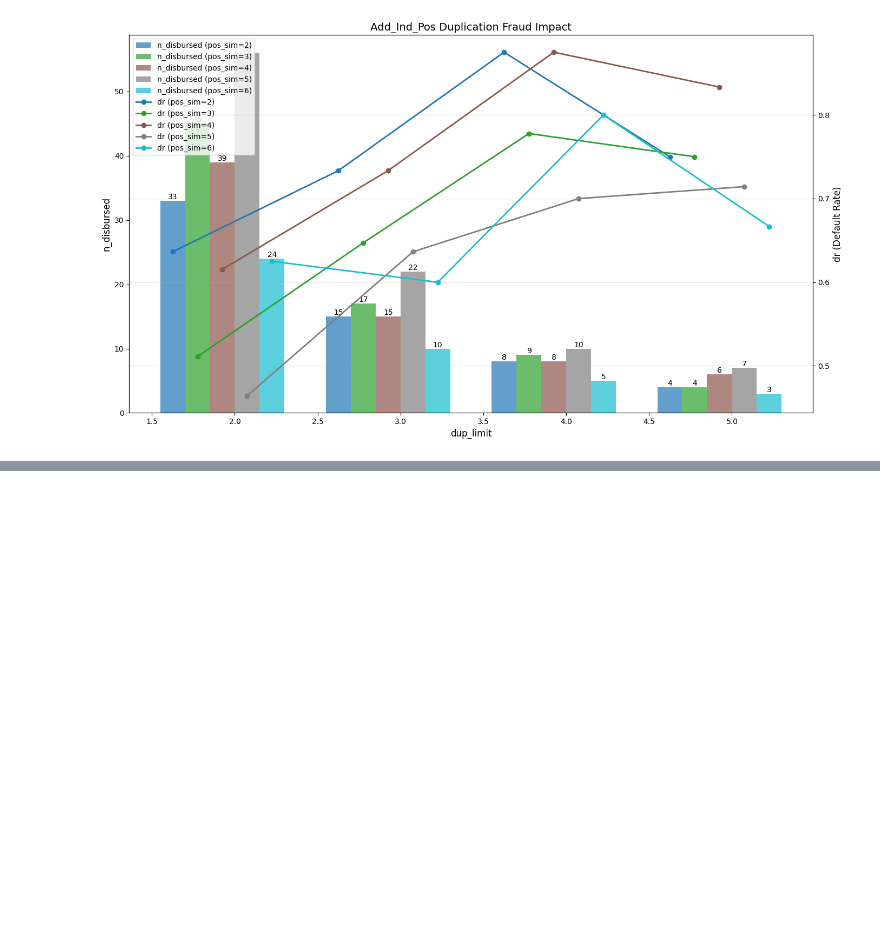
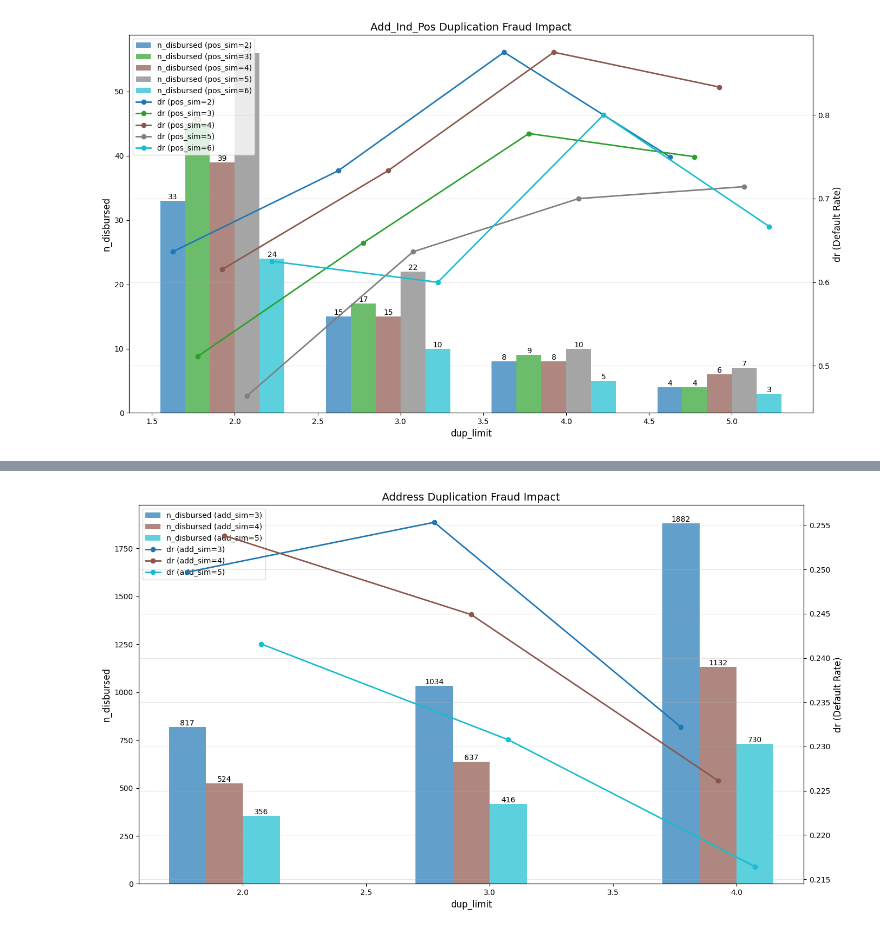
Before and after one commit to missjossy/Data-Research-Code, a Jupyter notebook: fraud/notebooks/simulation.ipynb, the cells around one changed output, grey strips where cells are left out. Saved outputs shown, nothing was run; the diff lists cells and outputs as text; code cells hidden in the pictures; blank space fills up the shorter version.

```diff
--- a/fraud/notebooks/simulation.ipynb
+++ b/fraud/notebooks/simulation.ipynb
@@ -276,0 +291,52 @@ output8 = pd.DataFrame(records)
+# %%
+# Create the plot
+
+fig, ax1 = plt.subplots(figsize=(14, 8))
+ax2 = ax1.twinx()
+
+# Define a colormap
+colors = plt.cm.tab10(np.linspace(0, 1, len(output9['add_sim'].unique())))
+color_dict = {val: colors[i] for i, val in enumerate(sorted(output9['add_sim'].unique()))}
+
+# Plot bars and lines for each pos_sim value
+for i, pos_sim in enumerate(sorted(output9['add_sim'].unique())):
+    subset = output9[output9['add_sim'] == pos_sim]
+
+    # Add slight offset to x positions for each pos_sim to avoid overlap
+    width = 0.15
+    offset = (i - len(output9['add_sim'].unique())/2) * width
+
+    # Plot n_disbursed as bars
+    bars = ax1.bar(subset['dup_limit'] + offset, subset['n_disbursed'],
+                  width=width, color=color_dict[pos_sim], alpha=0.7,
+                  label=f'n_disbursed (add_sim={pos_sim})')
+
+    # Plot dr as lines with markers
+    line = ax2.plot(subset['dup_limit'] + offset, subset['dr'],
+                   linestyle='-', marker='o', color=color_dict[pos_sim],
+                   alpha=1.0, linewidth=2,
+                   label=f'dr (add_sim={pos_sim})')
+    for bar in bars:
+        height = bar.get_height()
+        ax1.text(bar.get_x() + bar.get_width()/2, height, f'{height}', ha='center', va='bottom', fontsize=10, color='black')
+
+
+# Set labels and title
+ax1.set_xlabel('dup_limit', fontsize=12)
+ax1.set_ylabel('n_disbursed', fontsize=12, color='black')
+ax2.set_ylabel('dr (Default Rate)', fontsize=12, color='black')
+
+# Combine legends from both axes
+lines1, labels1 = ax1.get_legend_handles_labels()
+lines2, labels2 = ax2.get_legend_handles_labels()
+ax1.legend(lines1 + lines2, labels1 + labels2, loc='upper left', fontsize=10)
+
+# Set title
+plt.title(' Address Duplication Fraud Impact ', fontsize=14)
+
+# Adjust layout and display
+plt.tight_layout()
+plt.grid(True, alpha=0.3)
+plt.show()
+# %% [output]
+[figure, added]
```
Also changed, not shown: parts of 4 cells of this notebook.
